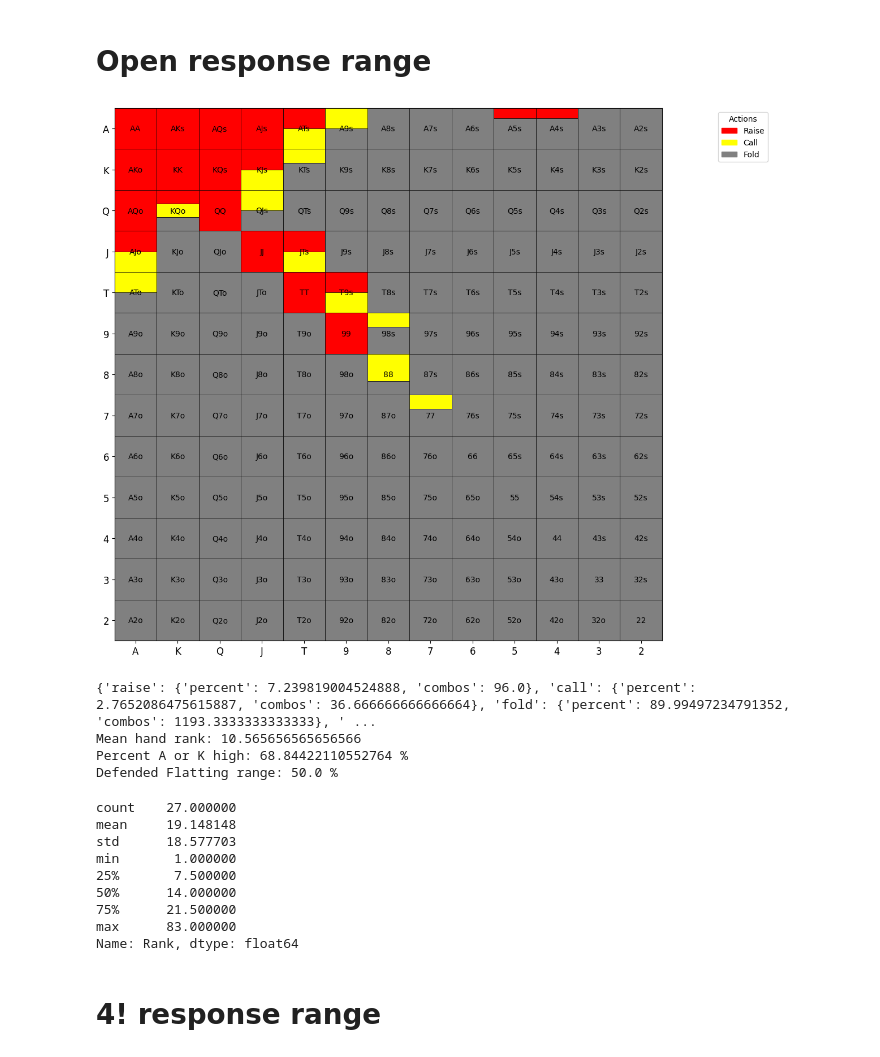
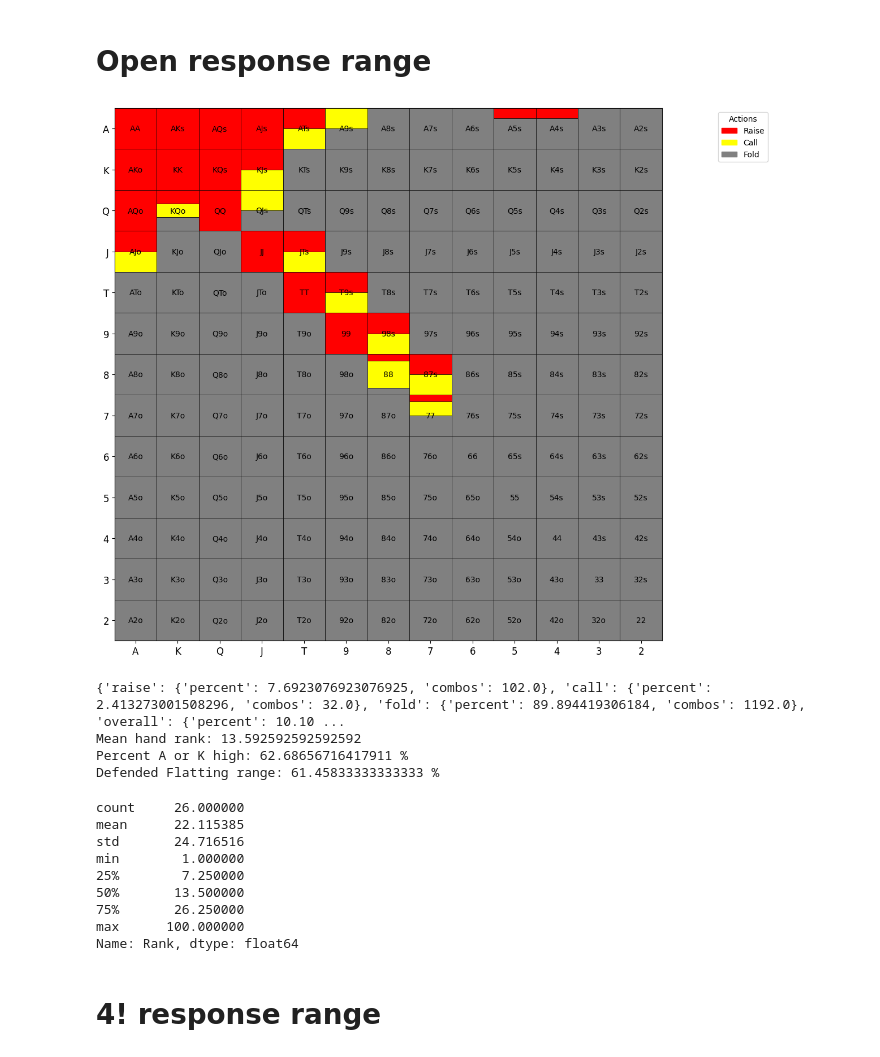
Before and after one commit to KunaalAgarwal/poker_analysis, a Jupyter notebook: src/mp1_ranges.ipynb, the cells around one changed output. Saved outputs shown, nothing was run; the diff lists cells and outputs as text; code cells hidden in the pictures.

Commit message:
updated mp1 ranges

```diff
--- a/src/mp1_ranges.ipynb
+++ b/src/mp1_ranges.ipynb
@@ -245,8 +245,8 @@ open_response_range = {
     "JJ": {"raise": 1.0, "call": 0.0},
     "TT": {"raise": 1.0, "call": 0.0},
     "99": {"raise": 1.0, "call": 0.0},
-    "88": {"raise": 0.0, "call": 2/3},
-    "77": {"raise": 0.0, "call": 1/3},
+    "88": {"raise": 1/6, "call": 2/3},
+    "77": {"raise": 1/6, "call": 1/3},
     "66": {"raise": 0.0, "call": 0.0},
     "55": {"raise": 0.0, "call": 0.0},
     "44": {"raise": 0.0, "call": 0.0},
@@ -270,13 +270,13 @@ open_response_range = {
     "AKo": {"raise": 1.0, "call": 0.0},
     "AQo": {"raise": 1.0, "call": 0.0},
     "AJo": {"raise": 0.5, "call": 0.5},
-    "ATo": {"raise": 0.0, "call": 0.5}, # depends how tight UTG is, A10o pretty good in position if goes heads up
+    "ATo": {"raise": 0.0, "call": 0.0}, # depends how tight UTG is, A10o pretty good in position if goes heads up
     "A9o": {"raise": 0.0, "call": 0.0},
     "A8o": {"raise": 0.0, "call": 0.0},
 
     "KQs": {"raise": 1.0, "call": 0.0},
     "KJs": {"raise": 0.5, "call": 0.5},
-    "KTs": {"raise": 0.0, "call": 1/3}, # can call sometimes, raise is a bit to mergy and is always a fold to 4bet
+    "KTs": {"raise": 0.0, "call": 0.0}, # can call sometimes, raise is a bit to mergy and is always a fold to 4bet
     "K9s": {"raise": 0.0, "call": 0.0},
     "K8s": {"raise": 0.0, "call": 0.0},
 
@@ -301,51 +301,51 @@ open_response_range = {
     "T9s": {"raise": 0.5, "call": 0.5}, # can use as 3bet bluff for unblocking middling pairs and good playability in position of UTG
     "T8s": {"raise": 0.0, "call": 0.0},
 
-    "98s": {"raise": 0.0, "call": 1/3}, # call at low frequency as would always fold to 4bet
+    "98s": {"raise": 0.5, "call": 0.5}, # call at low frequency as would always fold to 4bet
     "97s": {"raise": 0.0, "call": 0.0},
 
-    "87s": {"raise": 0.0, "call": 0.0},
+    "87s": {"raise": 0.5, "call": 0.5},
     "86s": {"raise": 0.0, "call": 0.0},
 
     "76s": {"raise": 0.0, "call": 0.0},
     "75s": {"raise": 0.0, "call": 0.0},
 
     "65s": {"raise": 0.0, "call": 0.0},
 
     "54s": {"raise": 0.0, "call": 0.0},
 
     "43s": {"raise": 0.0, "call": 0.0},
 
     "32s": {"raise": 0.0, "call": 0.0},
 }
 
 # Visualize the range
 open_response = range_construction.generate_range(open_response_range, '../ranges/mp1_ranges/mp1_open_response')
 open_response_distribution = range_construction.range_hand_distribution(open_response_range)
 open_response_percent_by_actions = range_construction.range_percent_by_all_actions(open_response_range)
 open_response_mean_hand_rank = range_construction.average_range_rank(open_response_range)
 
 print(open_response_percent_by_actions)
 print(f'Mean hand rank: {open_response_mean_hand_rank}')
 print(f'Percent A or K high: {range_construction.percent_range_high_card(open_response_range)} %')
 print(f'Defended Flatting range: {range_construction.flat_defense(response_3bet_range, open_response_range)} %')
 
 open_response_distribution[1].to_csv('../ranges/mp1_ranges/mp1_open_response_distribution.csv')
 open_response_distribution[0]
 # %% [output]
-[figure, old version]
+[figure, new version]
-{'raise': {'percent': 7.239819004524888, 'combos': 96.0}, 'call': {'percent': 2.7652086475615887, 'combos': 36.666666666666664}, 'fold': {'percent': 89.99497234791352, 'combos': 1193.3333333333333}, ' ...
-Mean hand rank: 10.565656565656566
-Percent A or K high: 68.84422110552764 %
-Defended Flatting range: 50.0 %
+{'raise': {'percent': 7.6923076923076925, 'combos': 102.0}, 'call': {'percent': 2.413273001508296, 'combos': 32.0}, 'fold': {'percent': 89.894419306184, 'combos': 1192.0}, 'overall': {'percent': 10.10 ...
+Mean hand rank: 13.592592592592592
+Percent A or K high: 62.68656716417911 %
+Defended Flatting range: 61.45833333333333 %
-count    27.000000
-mean     19.148148
-std      18.577703
-min       1.000000
-25%       7.500000
-50%      14.000000
-75%      21.500000
-max      83.000000
+count     26.000000
+mean      22.115385
+std       24.716516
+min        1.000000
+25%        7.250000
+50%       13.500000
+75%       26.250000
+max      100.000000
 Name: Rank, dtype: float64
 # %% [markdown]
 # 4! response range
```
Also changed, not shown: parts of 3 cells of this notebook, 9 other files.
